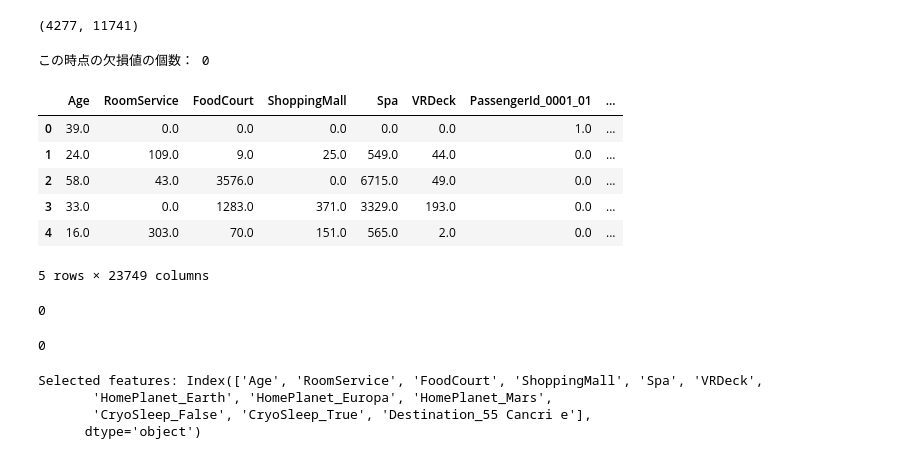
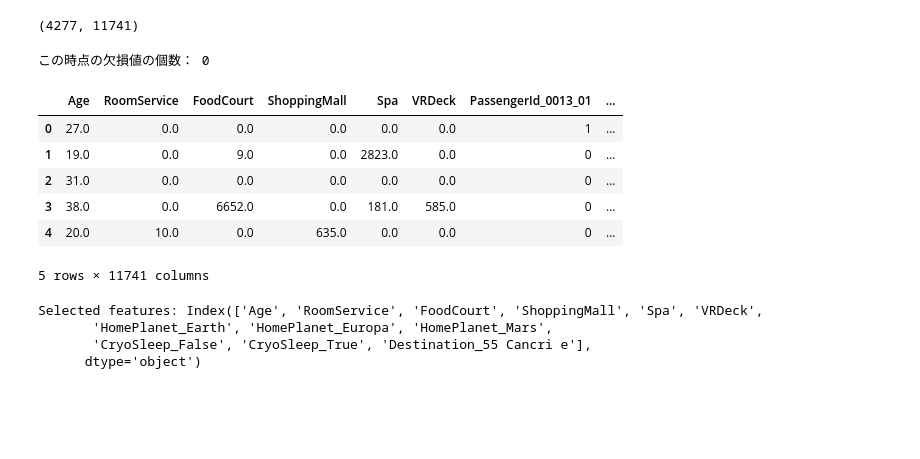
Before and after one commit to kenta-afk/Practice-ML, a Jupyter notebook: titanic model/titanic.ipynb, the cells around one changed output. Drawn from its saved outputs; the diff is of its cells as text; code cells hidden in the pictures; blank space fills up the shorter version.

```diff
--- a/titanic model/titanic.ipynb
+++ b/titanic model/titanic.ipynb
@@ -120,31 +120,23 @@ test_ohe.shape
 # %%
 # インピュータークラスのインスタンス化と（列平均の）学習
 imp2 = SimpleImputer()
 imp2.fit(test_ohe) # 何列目の平均値がhogehogeだよと学習(fit)している
 
 # 学習済みImputerの適用：各列の欠損値の置換
 test_new = pd.DataFrame(imp2.transform(test_ohe), columns=test_ohe.columns)
 
 # 結果表示
 print('この時点の欠損値の個数：',test_new.isnull().sum().sum())
-display(X_new.head())
+display(test_ohe.head())
 # %% [output]
 この時点の欠損値の個数： 0
-|  | Age | RoomService | FoodCourt | ShoppingMall | Spa | VRDeck | PassengerId_0001_01 | ... |
-| 0 | 39.0 | 0.0 | 0.0 | 0.0 | 0.0 | 0.0 | 1.0 | ... |
-| 1 | 24.0 | 109.0 | 9.0 | 25.0 | 549.0 | 44.0 | 0.0 | ... |
-| 2 | 58.0 | 43.0 | 3576.0 | 0.0 | 6715.0 | 49.0 | 0.0 | ... |
-| 3 | 33.0 | 0.0 | 1283.0 | 371.0 | 3329.0 | 193.0 | 0.0 | ... |
-| 4 | 16.0 | 303.0 | 70.0 | 151.0 | 565.0 | 2.0 | 0.0 | ... |
+|  | Age | RoomService | FoodCourt | ShoppingMall | Spa | VRDeck | PassengerId_0013_01 | ... |
+| 0 | 27.0 | 0.0 | 0.0 | 0.0 | 0.0 | 0.0 | 1 | ... |
+| 1 | 19.0 | 0.0 | 9.0 | 0.0 | 2823.0 | 0.0 | 0 | ... |
+| 2 | 31.0 | 0.0 | 0.0 | 0.0 | 0.0 | 0.0 | 0 | ... |
+| 3 | 38.0 | 0.0 | 6652.0 | 0.0 | 181.0 | 585.0 | 0 | ... |
+| 4 | 20.0 | 10.0 | 0.0 | 635.0 | 0.0 | 0.0 | 0 | ... |
-5 rows × 23749 columns
+5 rows × 11741 columns
-# %%
-X_new.isnull().sum().sum()
-# %% [output]
-0
-# %%
-test_new.isnull().sum().sum()
-# %% [output]
-0
 # %%
 from sklearn.feature_selection import RFE
 from sklearn.pipeline import Pipeline
```
Also changed, not shown: parts of 3 cells of this notebook.
